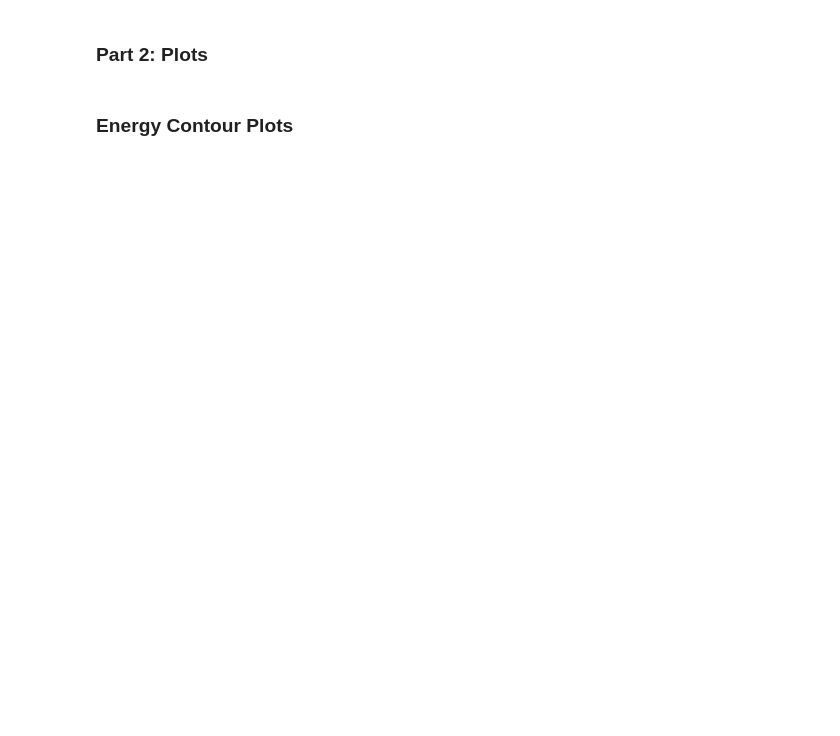
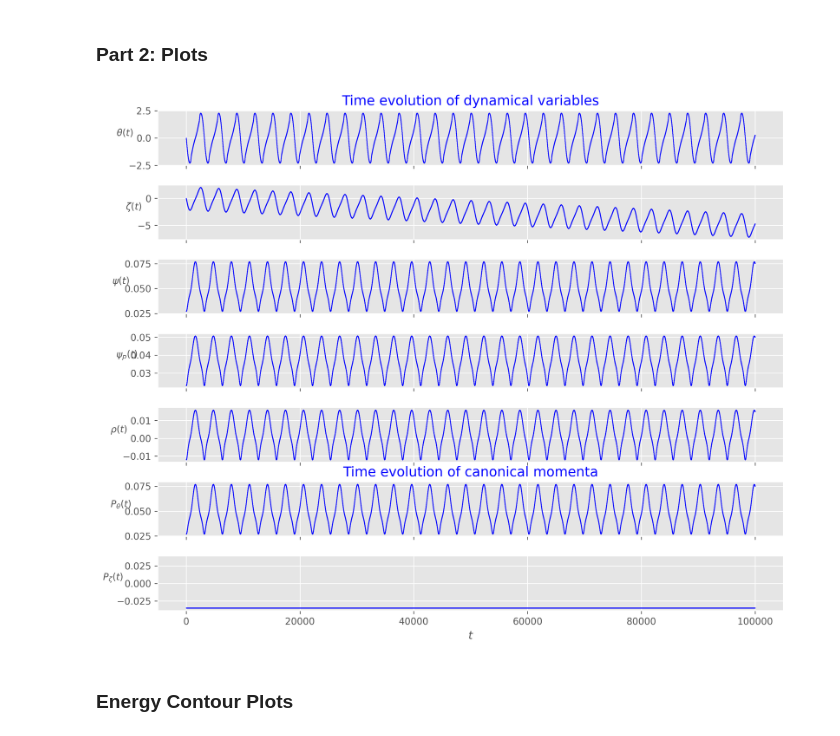
Before and after one commit to PlasmaPhy/guiding-center-motion, a Jupyter notebook: Notebook.ipynb, the cells around one changed output. Cells and saved outputs as stored; diff of their text form; code cells hidden in the pictures; blank space fills up the shorter version.

```diff
--- a/Notebook.ipynb
+++ b/Notebook.ipynb
@@ -53,7 +53,7 @@ theta0 = 0
 psi0 = 0.52# times psi_wall
 z0 = 0
 Pz0 = -0.035
-tspan = np.linspace(0, 1000000, 100000) # t0, tf, steps
+tspan = np.linspace(0, 100000, 100000) # t0, tf, steps
 
 init_cond = [theta0, psi0, z0, Pz0]
 
@@ -68,5 +85,7 @@ cwp.plot.tokamak_profile(zoom = [0.2, 1.1])
 # %%
-cwp.plot.time_evolution(percentage =10)
+cwp.plot.time_evolution(percentage =100)
+# %% [output]
+[figure, added]
 # %% [markdown]
 ### Energy Contour Plots
 # %%
```
Also changed, not shown: parts of 10 cells of this notebook, 6 other files.
